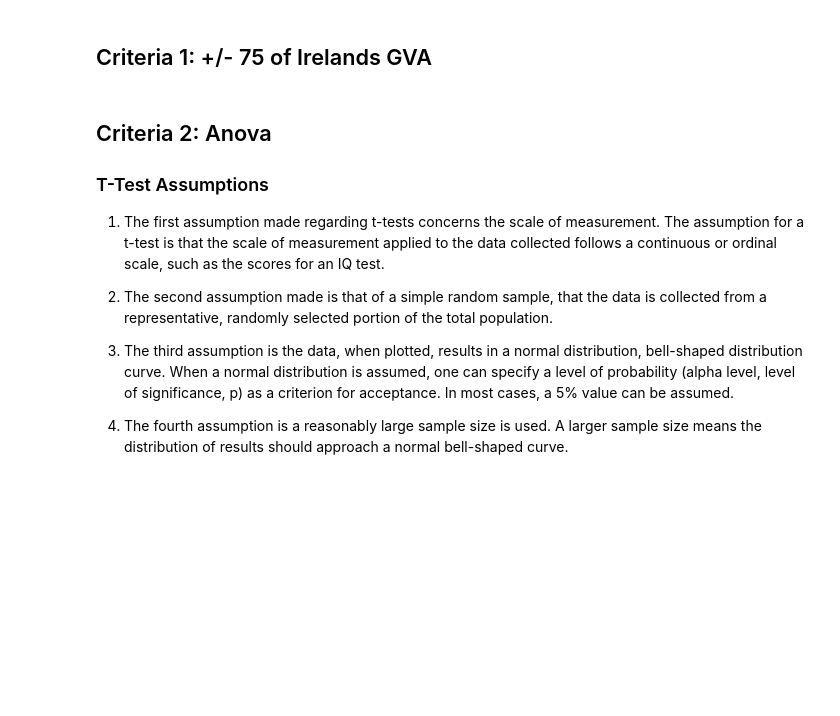
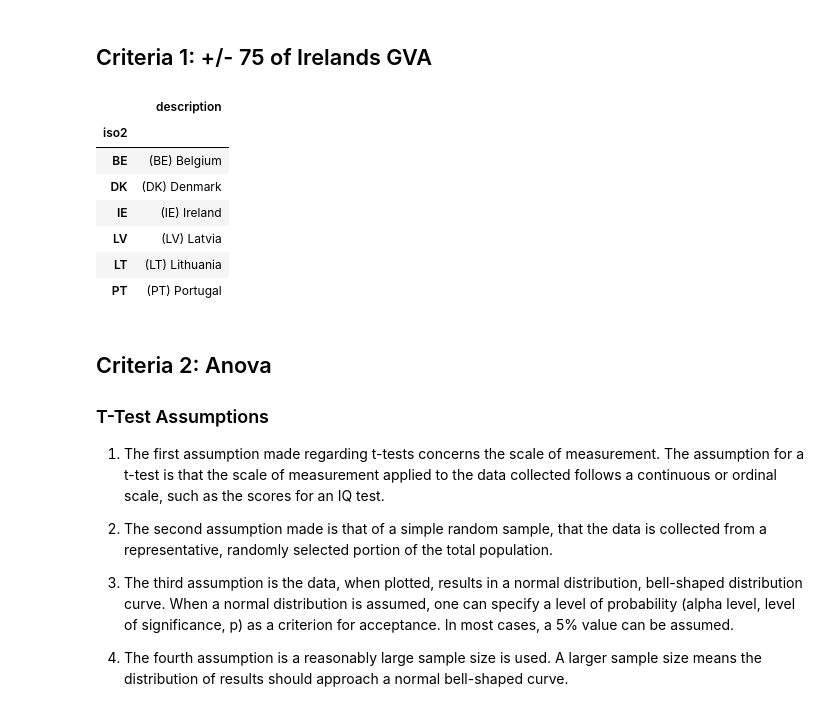
Before and after one commit to rmsryu/ca2-agriculture, a Jupyter notebook: notebooks/01_agriculture_stats.ipynb, the cells around one changed output. Cells and saved outputs as stored; diff of their text form; code cells hidden in the pictures; blank space fills up the shorter version.

```diff
--- a/notebooks/01_agriculture_stats.ipynb
+++ b/notebooks/01_agriculture_stats.ipynb
@@ -139,6 +139,17 @@ counties_with_similar_gva = gva_means.query(f"\
 
 # Set similar countries to Ireland by UAA and GVA
 similar_countries = list(set(country_with_similar_uaa).intersection(set(counties_with_similar_gva)))
+# %%
+eu_country_codes.query("iso2 in @similar_countries")
+# %% [output]
+|  | description |
+| iso2 |  |
+| BE | (BE) Belgium |
+| DK | (DK) Denmark |
+| IE | (IE) Ireland |
+| LV | (LV) Latvia |
+| LT | (LT) Lithuania |
+| PT | (PT) Portugal |
 # %% [markdown]
 ## Criteria 2: Anova
 
```
Also changed, not shown: parts of 17 cells of this notebook, 4 other files.
